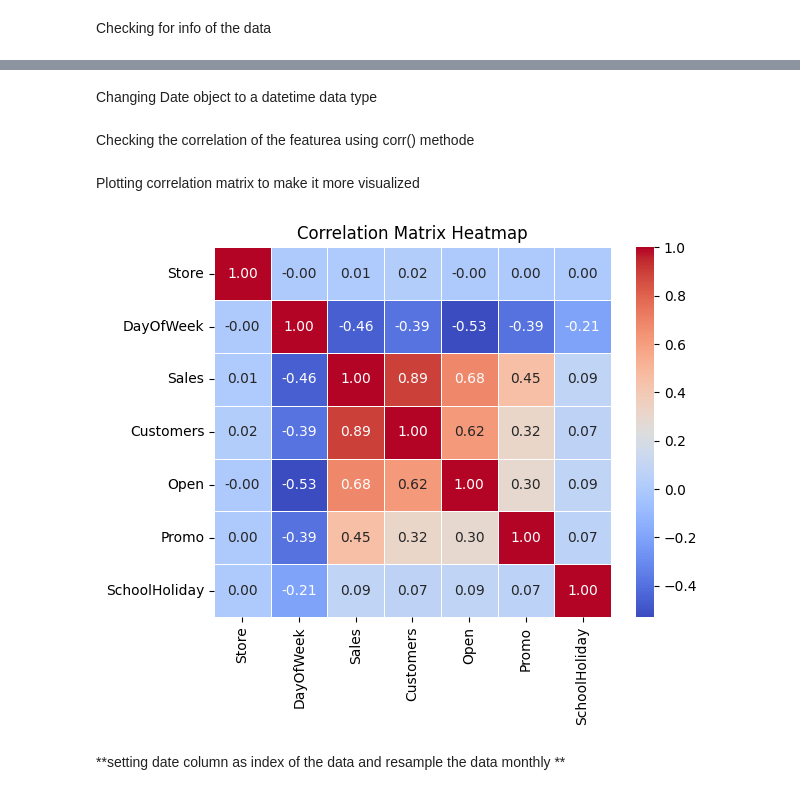
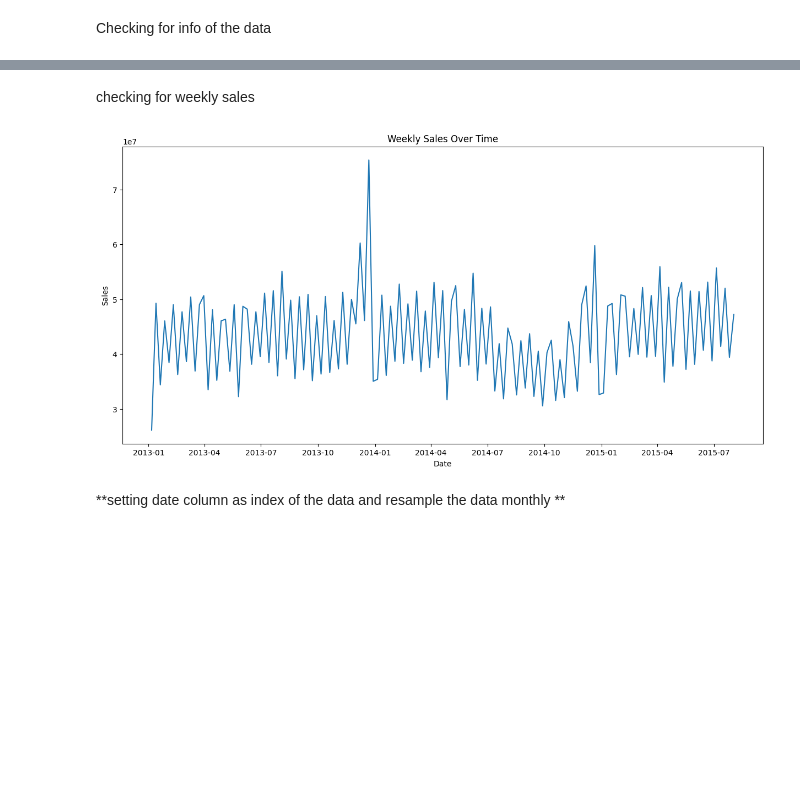
Before and after one commit to Amanzlastt/kifyaw4, a Jupyter notebook: notebooks/Eda.ipynb, the cells around one changed output, grey strips where cells are left out. Drawn from its saved outputs; the diff is of its cells as text; code cells hidden in the pictures; blank space fills up the shorter version.

Commit message:
Complete Eda analysis for the data

```diff
--- a/notebooks/Eda.ipynb
+++ b/notebooks/Eda.ipynb
@@ -49,3 +52 @@ dtypes: int64(7), object(2)
 memory usage: 69.8+ MB
-# %% [markdown]
-Changing Date object to a datetime data type
@@ -54,2 +52,0 @@ df_train['Date'] = pd.to_datetime(df_train['Date'])
-# %% [markdown]
-Checking the correlation of the featurea using corr() methode
@@ -58,11 +53,18 @@ corr_matrix = df_train.select_dtypes(include = 'number').corr()
-# %% [markdown]
-Plotting correlation matrix to make it more visualized
-# %%
-sns.heatmap(corr_matrix, annot=True, cmap='coolwarm', fmt=".2f", linewidths=.5)
-plt.title('Correlation Matrix Heatmap')
-plt.show()
-# %% [output]
-[figure, removed]
+# %% [markdown]
+checking for weekly sales
+# %%
+# Create a temporary variable for weekly sales with out modifying df
+weekly_sales = df_train['Sales'].resample('W').sum()
+
+# Time series plot of weekly
+plt.figure(figsize = (15,7))
+plt.plot(weekly_sales.index, weekly_sales)
+plt.title('Weekly Sales Over Time')
+plt.xlabel('Date')
+plt.ylabel('Sales')
+plt.show()
+# %% [output]
+[figure, added]
 # %% [markdown]
 **setting date column as index of the data and resample the data monthly **
 # %%
```
Also changed, not shown: parts of 17 cells of this notebook.
